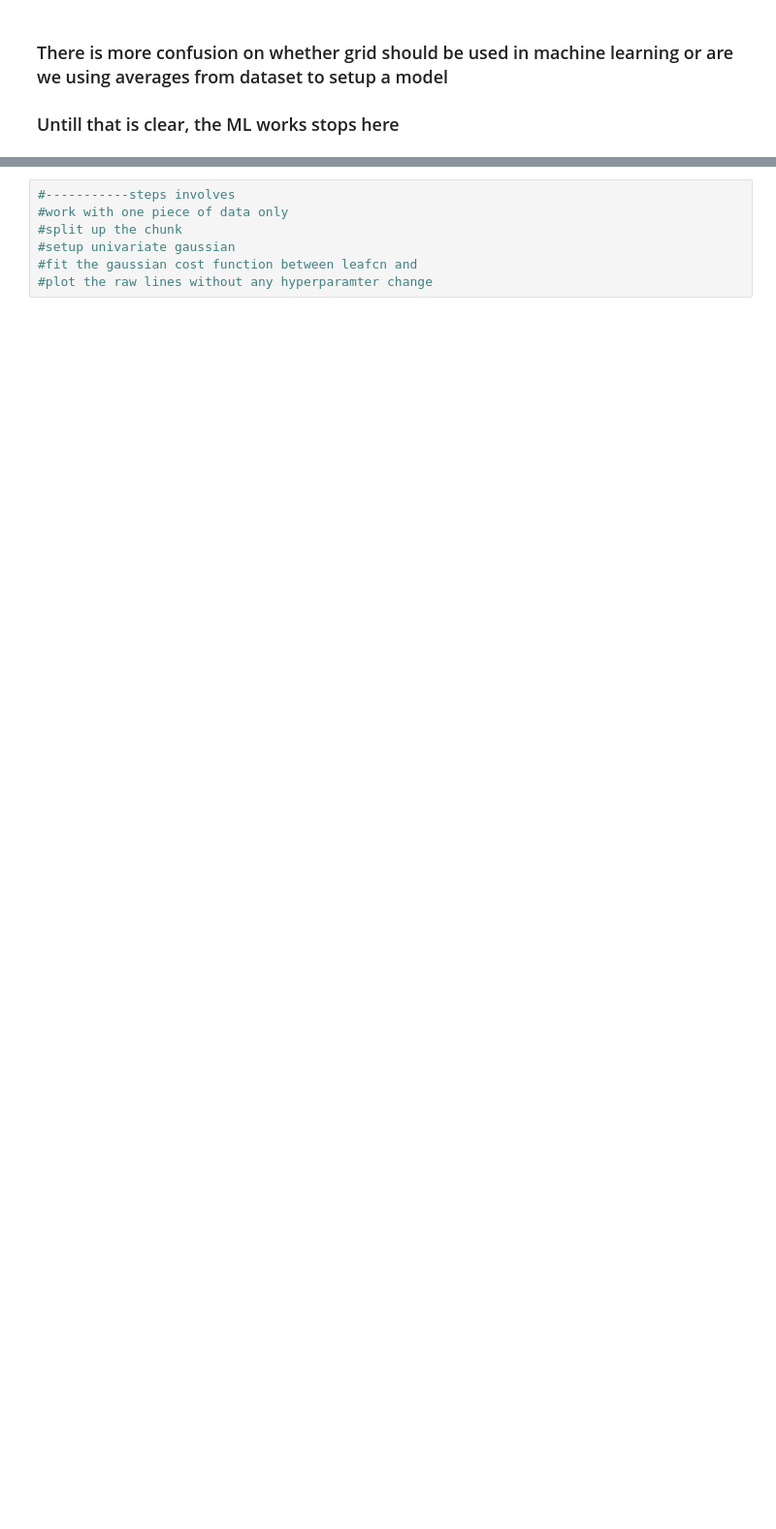
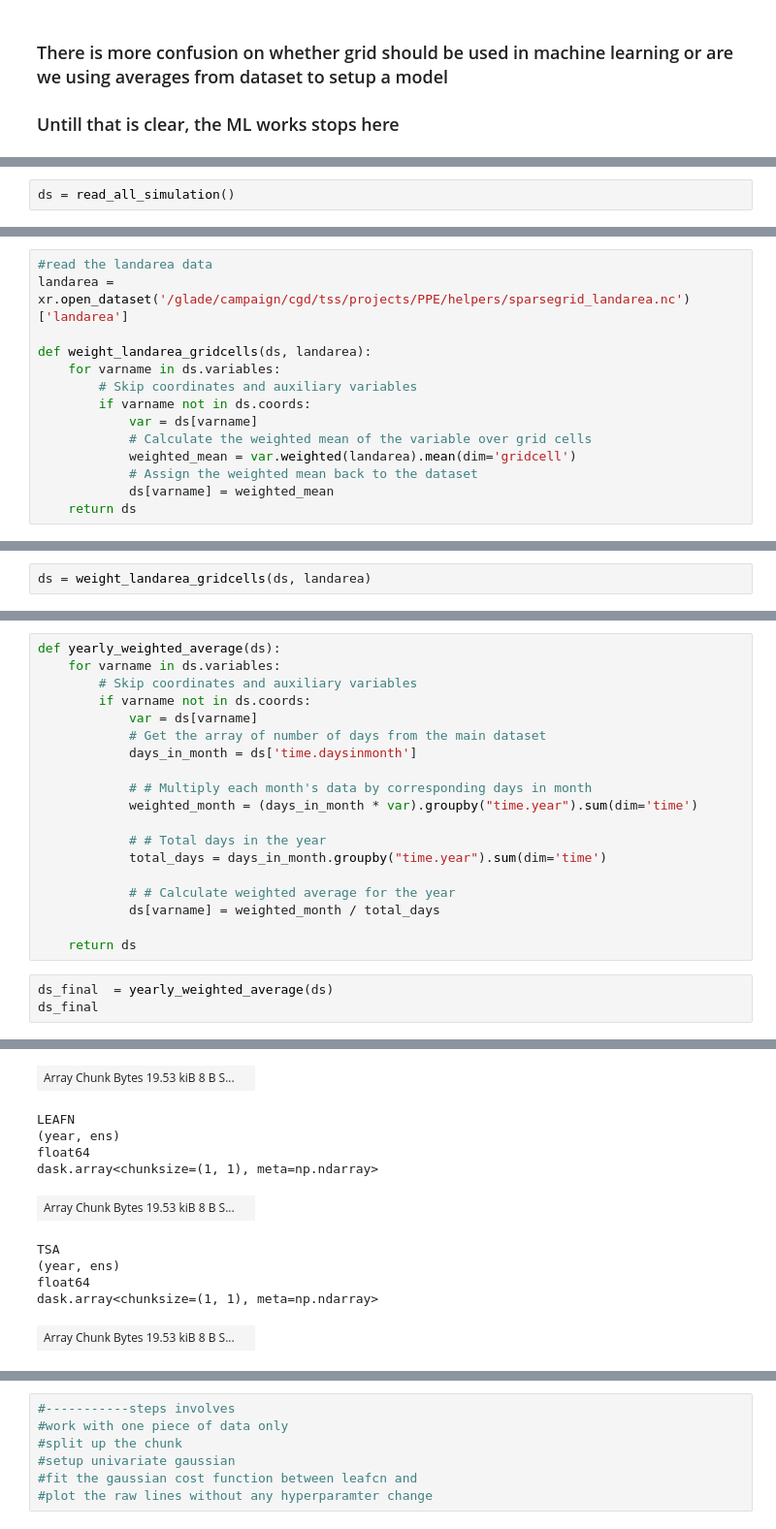
Before and after one commit to GaiaFuture/GaiaFuture, a Jupyter notebook: Script/ML/gaussian/gauss_reg.ipynb, the cells around one changed output, grey strips where cells are left out. Shown: that part at 97% size. Cells and saved outputs as stored; diff of their text form; blank space fills up the shorter version.

Commit message:
test on weighted data

```diff
--- a/Script/ML/gaussian/gauss_reg.ipynb
+++ b/Script/ML/gaussian/gauss_reg.ipynb
@@ -3,0 +49,2 @@
+# %%
+ds = read_all_simulation()
@@ -3,0 +56,14 @@
+# %%
+#read the landarea data
+landarea = xr.open_dataset('/glade/campaign/cgd/tss/projects/PPE/helpers/sparsegrid_landarea.nc')['landarea']
+
+def weight_landarea_gridcells(ds, landarea):
+    for varname in ds.variables:
+        # Skip coordinates and auxiliary variables
+        if varname not in ds.coords:
+            var = ds[varname]
+            # Calculate the weighted mean of the variable over grid cells
+            weighted_mean = var.weighted(landarea).mean(dim='gridcell')
+            # Assign the weighted mean back to the dataset
+            ds[varname] = weighted_mean
+    return ds
@@ -3,0 +72,2 @@
+# %%
+ds = weight_landarea_gridcells(ds, landarea)
@@ -3,0 +76,23 @@
+# %%
+def yearly_weighted_average(ds):
+    for varname in ds.variables:
+        # Skip coordinates and auxiliary variables
+        if varname not in ds.coords:
+            var = ds[varname]
+            # Get the array of number of days from the main dataset
+            days_in_month = ds['time.daysinmonth']
+
+            # # Multiply each month's data by corresponding days in month
+            weighted_month = (days_in_month * var).groupby("time.year").sum(dim='time')
+
+            # # Total days in the year
+            total_days = days_in_month.groupby("time.year").sum(dim='time')
+
+            # # Calculate weighted average for the year
+            ds[varname] = weighted_month / total_days
+
+    return ds
+# %%
+ds_final  = yearly_weighted_average(ds)
+ds_final
+# %% [output]
@@ -3,0 +116,11 @@
+| Array Chunk Bytes 19.53 kiB 8 B S... |  |
+LEAFN
+(year, ens)
+float64
+dask.array<chunksize=(1, 1), meta=np.ndarray>
+| Array Chunk Bytes 19.53 kiB 8 B S... |  |
+TSA
+(year, ens)
+float64
+dask.array<chunksize=(1, 1), meta=np.ndarray>
+| Array Chunk Bytes 19.53 kiB 8 B S... |  |
```
Also changed, not shown: parts of 21 cells of this notebook.
